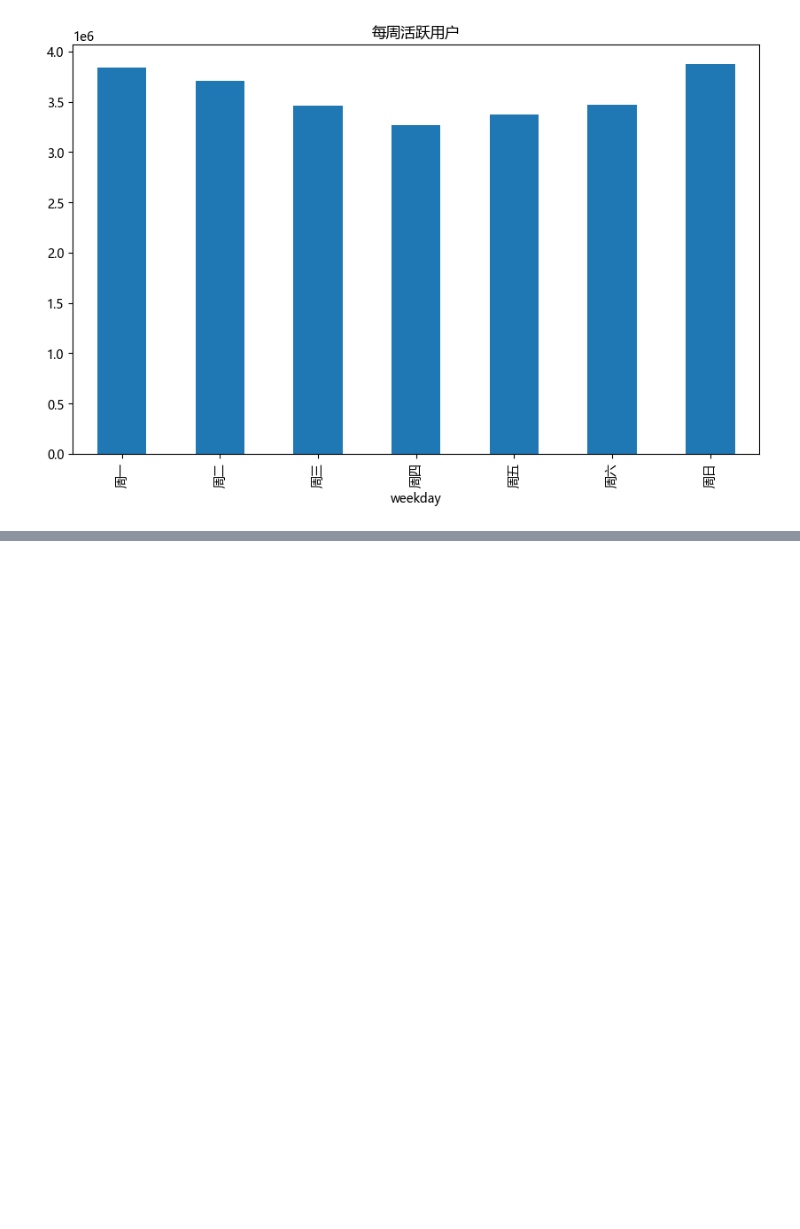
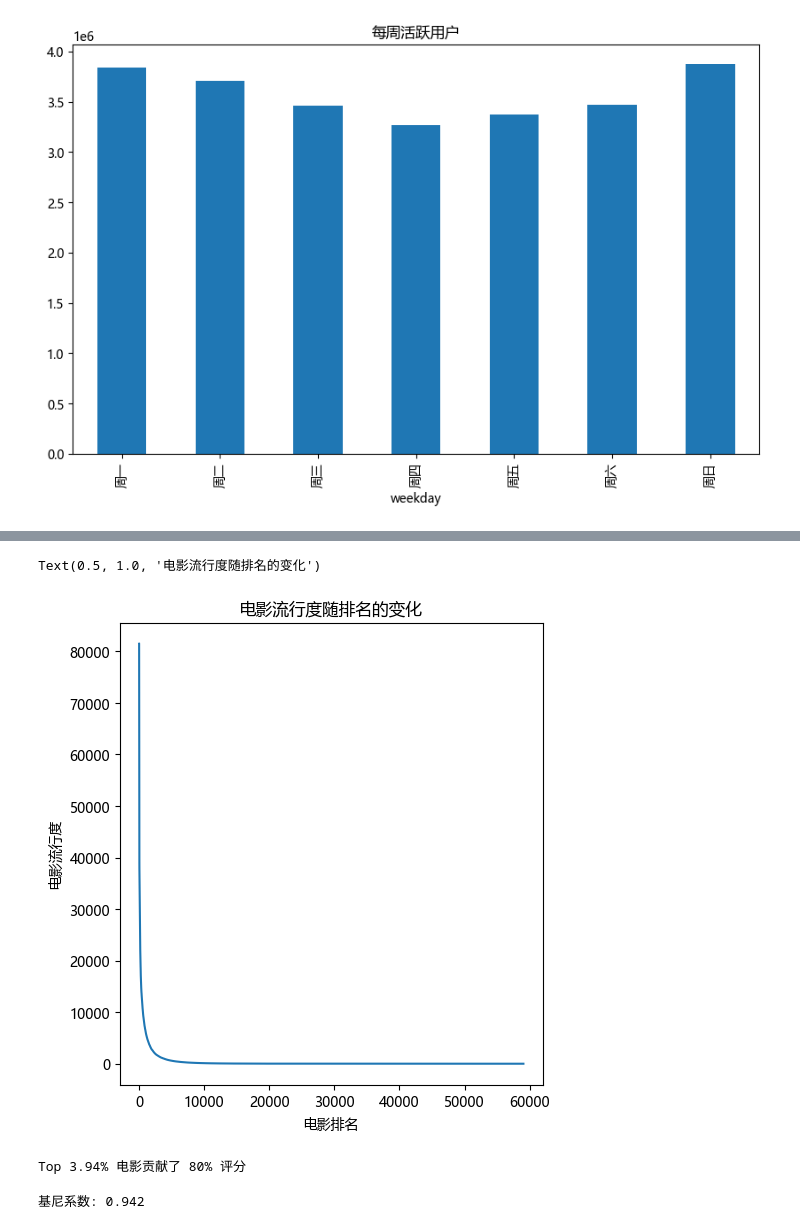
Before and after one commit to sink12138/movielens-rec, a Jupyter notebook: data_exploration.ipynb, the cells around one changed output, grey strips where cells are left out. Drawn from its saved outputs; the diff is of its cells as text; code cells hidden in the pictures; blank space fills up the shorter version.

```diff
--- a/data_exploration.ipynb
+++ b/data_exploration.ipynb
@@ -1,10 +1,6 @@
 # %%
 import pandas as pd
 
-# genome_socres = pd.read_csv('data/genome-scores.csv')
-# genome_tags = pd.read_csv('data/genome-tags.csv')
-# links = pd.read_csv('data/links.csv')
-# movies = pd.read_csv('data/movies.csv')
-# ratings = pd.read_csv('data/ratings.csv')
-# tags = pd.read_csv('data/tags.csv')
+movies = pd.read_csv('data/movies.csv')
+ratings = pd.read_csv('data/ratings.csv')
 # %%
@@ -88,0 +114,14 @@ plt.show()
+# %%
+# 计算每部电影的评分次数（流行度）
+movie_popularity = ratings.groupby("movieId")["rating"].agg(rating_count='count').reset_index()
+
+# 合并电影标题信息
+movie_popularity = pd.merge(movie_popularity, movies[["movieId", "title"]], on="movieId")
+
+# 按评分次数降序排序
+movie_popularity = movie_popularity.sort_values("rating_count", ascending=False).reset_index(drop=True)
+
+# 根据电影打分次数计算电影的流行度
+# 输出头部和尾部电影
+print("Top 10 热门电影:")
+movie_popularity[["title", "rating_count"]].head(10)
@@ -88,0 +141,33 @@ plt.show()
+# %%
+plt.figure(figsize=(12, 6))
+rank = np.arange(1, len(movie_popularity) + 1)
+rating_counts = movie_popularity["rating_count"]
+
+plt.subplot(1, 2, 1)
+plt.plot(rank, rating_counts)
+plt.xlabel("电影排名")
+plt.ylabel("电影流行度")
+plt.title("电影流行度随排名的变化")
+# %% [output]
+Text(0.5, 1.0, '电影流行度随排名的变化')
+[figure, added]
+# %%
+# 进行帕累托分析
+total_ratings = rating_counts.sum()
+cumulative_ratios = rating_counts.cumsum() / total_ratings
+pareto_threshold = np.where(cumulative_ratios >= 0.8)[0][0]
+pareto_ratio = (pareto_threshold + 1) / len(movie_popularity)
+print(f"Top {pareto_ratio*100:.2f}% 电影贡献了 80% 评分")
+# %% [output]
+Top 3.94% 电影贡献了 80% 评分
+# %%
+def gini_coefficient(values):
+    sorted_values = np.sort(values)
+    n = len(values)
+    index = np.arange(1, n + 1)
+    return (np.sum((2 * index - n - 1) * sorted_values)) / (n * np.sum(sorted_values))
+
+gini = gini_coefficient(rating_counts)
+print(f"基尼系数: {gini:.3f}")
+# %% [output]
+基尼系数: 0.942
```
Also changed, not shown: parts of 4 cells of this notebook, 2 other files.
